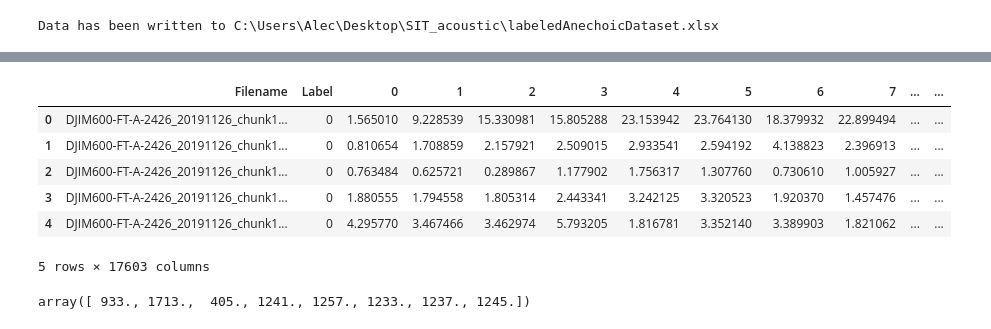
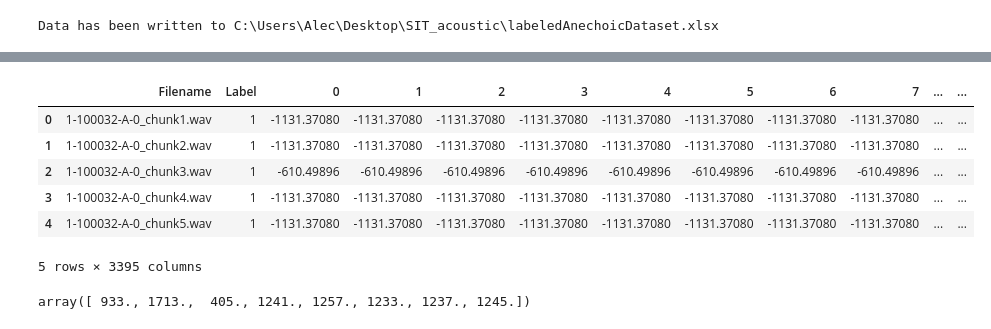
Before and after one commit to ale-chen/afrl-uav-detection, a Jupyter notebook: AnechoicDatasetWork/anechoicDataset.ipynb, the cells around one changed output, grey strips where cells are left out. Saved outputs shown, nothing was run; the diff lists cells and outputs as text; code cells hidden in the pictures.

```diff
--- a/AnechoicDatasetWork/anechoicDataset.ipynb
+++ b/AnechoicDatasetWork/anechoicDataset.ipynb
@@ -237,14 +246,14 @@ output_excel_file = 'C:\\Users\Alec\Desktop\SIT_acoustic\labeledAnechoicDataset.
 # Write DataFrame to Excel
 res.to_csv(output_excel_file, index=False)
 # %%
-test = pd.read_csv('C:\\Users\Alec\Desktop\SIT_acoustic\labeledAnechoicDataset.csv')
+ESC50 = pd.read_csv('C:\\Users\Alec\Desktop\ESC50\ESC50_mfcc_d1_d2.csv')
 # %%
-test.head()
+ESC50.head()
 # %% [output]
 |  | Filename | Label | 0 | 1 | 2 | 3 | 4 | 5 | 6 | 7 | ... | ... |
-| 0 | DJIM600-FT-A-2426_20191126_chunk1... | 0 | 1.565010 | 9.228539 | 15.330981 | 15.805288 | 23.153942 | 23.764130 | 18.379932 | 22.899494 | ... | ... |
-| 1 | DJIM600-FT-A-2426_20191126_chunk1... | 0 | 0.810654 | 1.708859 | 2.157921 | 2.509015 | 2.933541 | 2.594192 | 4.138823 | 2.396913 | ... | ... |
-| 2 | DJIM600-FT-A-2426_20191126_chunk1... | 0 | 0.763484 | 0.625721 | 0.289867 | 1.177902 | 1.756317 | 1.307760 | 0.730610 | 1.005927 | ... | ... |
-| 3 | DJIM600-FT-A-2426_20191126_chunk1... | 0 | 1.880555 | 1.794558 | 1.805314 | 2.443341 | 3.242125 | 3.320523 | 1.920370 | 1.457476 | ... | ... |
-| 4 | DJIM600-FT-A-2426_20191126_chunk1... | 0 | 4.295770 | 3.467466 | 3.462974 | 5.793205 | 1.816781 | 3.352140 | 3.389903 | 1.821062 | ... | ... |
+| 0 | 1-100032-A-0_chunk1.wav | 1 | -1131.37080 | -1131.37080 | -1131.37080 | -1131.37080 | -1131.37080 | -1131.37080 | -1131.37080 | -1131.37080 | ... | ... |
+| 1 | 1-100032-A-0_chunk2.wav | 1 | -1131.37080 | -1131.37080 | -1131.37080 | -1131.37080 | -1131.37080 | -1131.37080 | -1131.37080 | -1131.37080 | ... | ... |
+| 2 | 1-100032-A-0_chunk3.wav | 1 | -610.49896 | -610.49896 | -610.49896 | -610.49896 | -610.49896 | -610.49896 | -610.49896 | -610.49896 | ... | ... |
+| 3 | 1-100032-A-0_chunk4.wav | 1 | -1131.37080 | -1131.37080 | -1131.37080 | -1131.37080 | -1131.37080 | -1131.37080 | -1131.37080 | -1131.37080 | ... | ... |
+| 4 | 1-100032-A-0_chunk5.wav | 1 | -1131.37080 | -1131.37080 | -1131.37080 | -1131.37080 | -1131.37080 | -1131.37080 | -1131.37080 | -1131.37080 | ... | ... |
-5 rows × 17603 columns
+5 rows × 3395 columns
```
Also changed, not shown: parts of 11 cells of this notebook, 6 other files.
